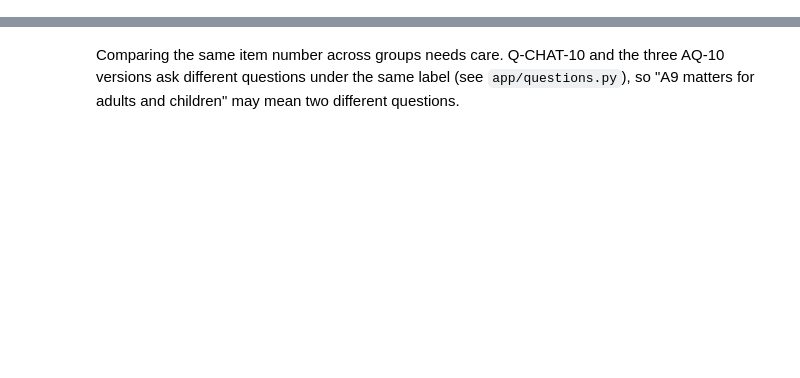
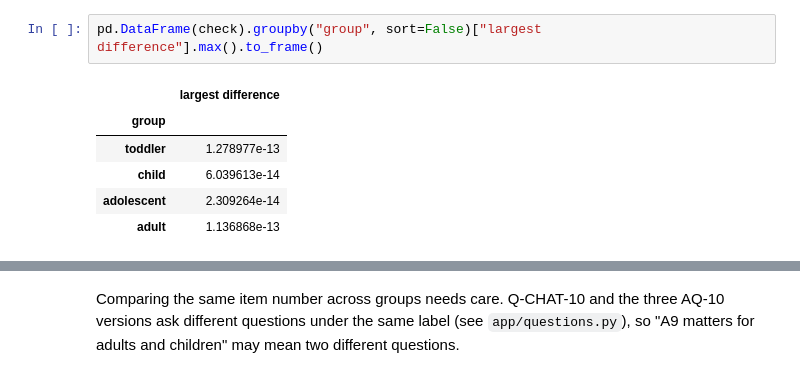
Before and after one commit to Syedhamzahussain520/asd-screening, a Jupyter notebook: notebooks/07_explainability.ipynb, the cells around one changed output, grey strips where cells are left out. Cells and saved outputs as stored; diff of their text form; blank space fills up the shorter version.

```diff
--- a/notebooks/07_explainability.ipynb
+++ b/notebooks/07_explainability.ipynb
@@ -102,0 +139,9 @@ adult       test accuracy 1.000
+# %%
+pd.DataFrame(check).groupby("group", sort=False)["largest difference"].max().to_frame()
+# %% [output]
+|  | largest difference |
+| group |  |
+| toddler | 1.278977e-13 |
+| child | 6.039613e-14 |
+| adolescent | 2.309264e-14 |
+| adult | 1.136868e-13 |
```
Also changed, not shown: parts of 20 cells of this notebook, 4 other files.
